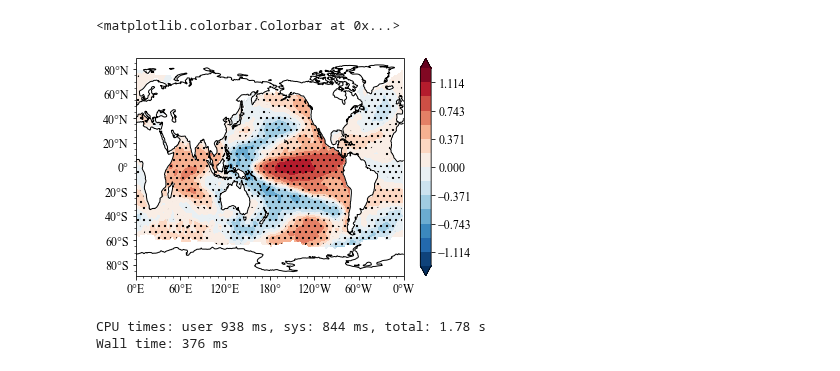
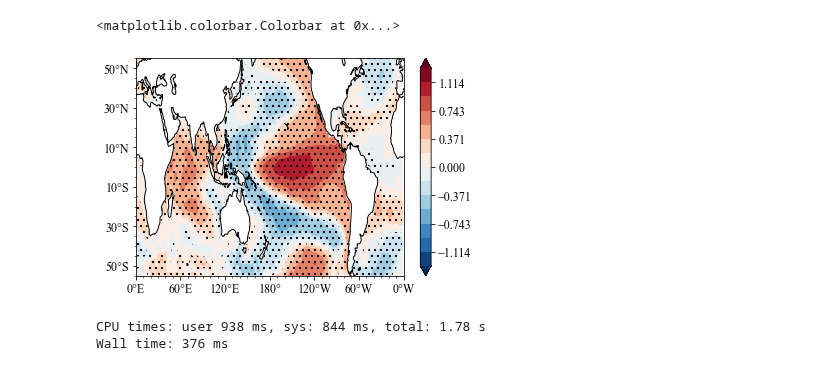
Before and after one commit to ZiluM/sacpy, a Jupyter notebook: examples/Nino34RegSST.ipynb, the cells around one changed output. Drawn from its saved outputs; the diff is of its cells as text; code cells hidden in the pictures.

```diff
--- a/examples/Nino34RegSST.ipynb
+++ b/examples/Nino34RegSST.ipynb
@@ -77,35 +77,35 @@ rvalue, p = for_loop_reg(np.array(Nino34), np.array(ssta))
 # %%
 plt.rc('font', family='Times New Roman', size=12)
 ax = plt.axes(projection=ccrs.PlateCarree(central_longitude=180))
 m = ax.contourf(ssta.lon,
                 ssta.lat,
                 rvalue,
                 cmap="RdBu_r",
                 levels=np.linspace(-1.3, 1.3, 15),
                 extend="both",
                 transform=ccrs.PlateCarree())
 n = plt.contourf(ssta.lon,
                  ssta.lat,
                  p,
                  levels=[0, 0.05, 1],
                  zorder=1,
                  hatches=['..', None],
                  colors="None",
                  transform=ccrs.PlateCarree())
 xtk = np.arange(-180,181,60)
 ax.set_xticks(xtk)
 # ax.set_xticks(xtk,crs=ccrs.PlateCarree())
-ax.set_yticks(np.arange(-80,81,20),crs=ccrs.PlateCarree())
+ax.set_yticks(np.arange(-50,51,20),crs=ccrs.PlateCarree())
 ax.yaxis.set_major_formatter(LatitudeFormatter())
 ax.xaxis.set_major_formatter(LongitudeFormatter(zero_direction_label=True))
 ax.xaxis.set_minor_locator(MultipleLocator(10))
 ax.yaxis.set_minor_locator(MultipleLocator(5))
 ax.coastlines()
 ax.set_aspect("auto")
 plt.colorbar(m)
 # %% [output]
 <matplotlib.colorbar.Colorbar at 0x...>
-[figure, old version]
+[figure, new version]
 # %%
 # linear regression (ssta pattern ssta)
 %time for i in range(10): linreg = scp.LinReg(np.array(Nino34),np.array(ssta))
```
Also changed, not shown: parts of 3 cells of this notebook, 13 other files.
